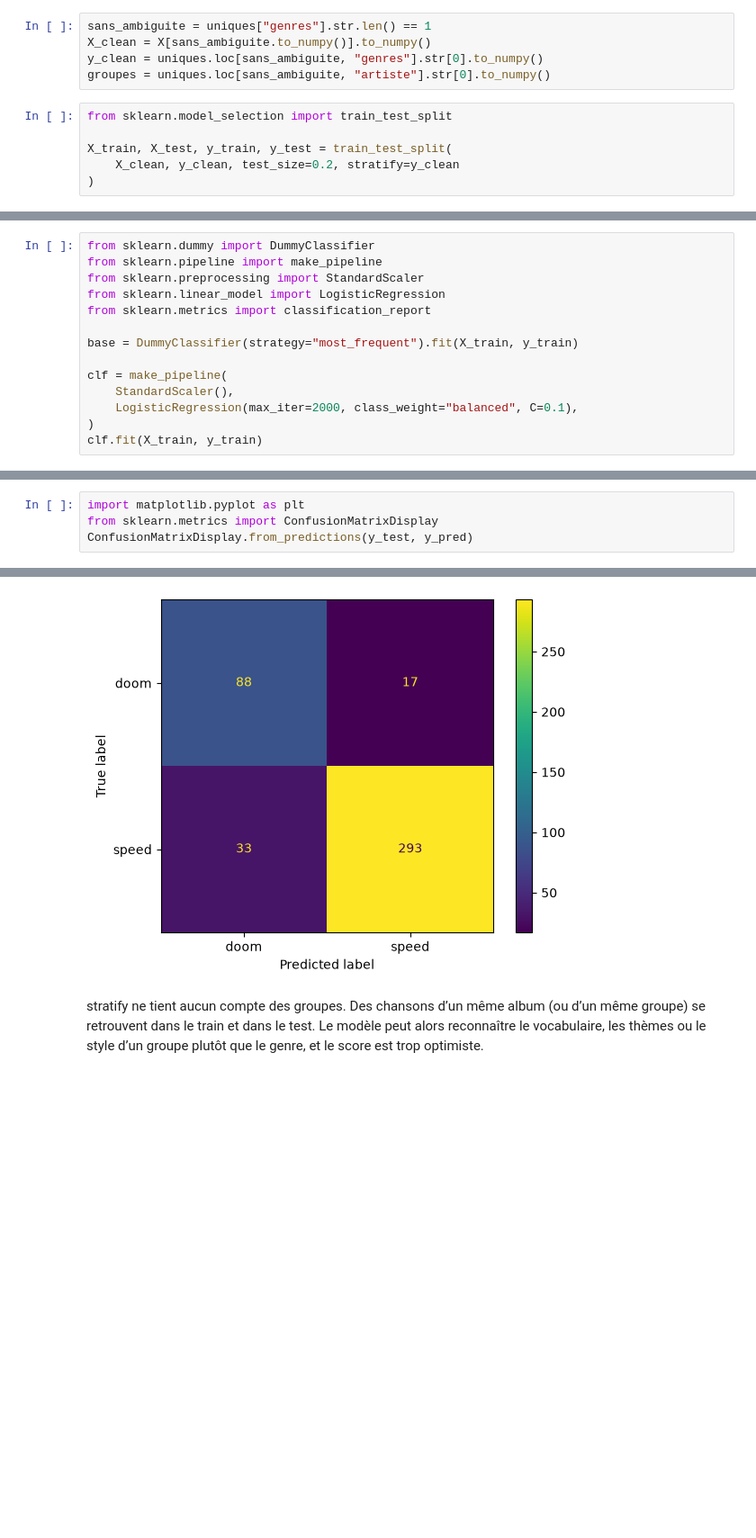
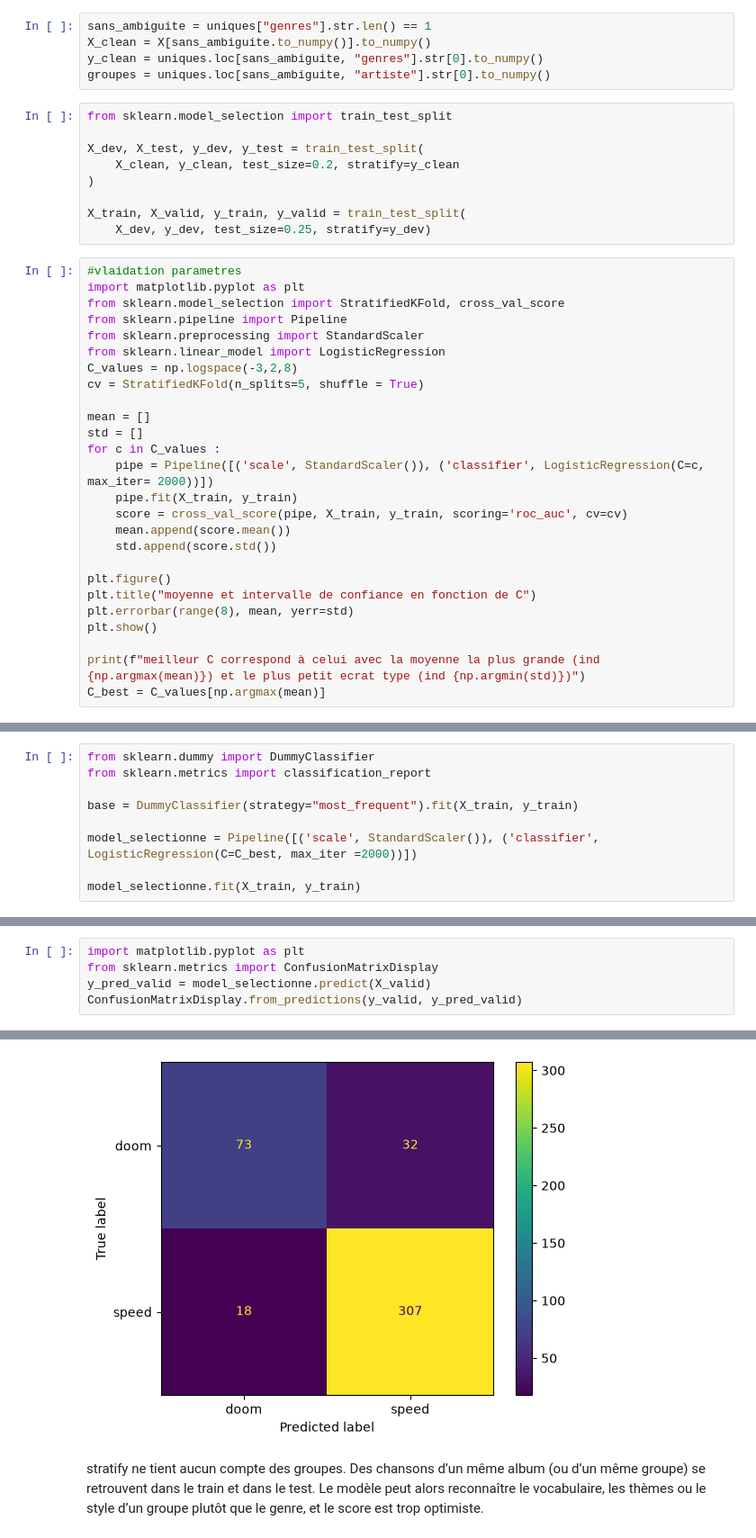
Before and after one commit to Ilyass-42/metal-mining, a Jupyter notebook: DeepMetal.ipynb, the cells around one changed output, grey strips where cells are left out. Shown at 90% size. Cells and saved outputs as stored; diff of their text form; blank space fills up the shorter version.

Commit message:
ajout validation dans classification

```diff
--- a/DeepMetal.ipynb
+++ b/DeepMetal.ipynb
@@ -124,6 +125,35 @@ groupes = uniques.loc[sans_ambiguite, "artiste"].str[0].to_numpy()
 # %%
 from sklearn.model_selection import train_test_split
 
-X_train, X_test, y_train, y_test = train_test_split(
+X_dev, X_test, y_dev, y_test = train_test_split(
     X_clean, y_clean, test_size=0.2, stratify=y_clean
 )
+
+X_train, X_valid, y_train, y_valid = train_test_split(
+    X_dev, y_dev, test_size=0.25, stratify=y_dev)
+# %%
+#vlaidation parametres
+import matplotlib.pyplot as plt
+from sklearn.model_selection import StratifiedKFold, cross_val_score
+from sklearn.pipeline import Pipeline
+from sklearn.preprocessing import StandardScaler
+from sklearn.linear_model import LogisticRegression
+C_values = np.logspace(-3,2,8)
+cv = StratifiedKFold(n_splits=5, shuffle = True)
+
+mean = []
+std = []
+for c in C_values :
+    pipe = Pipeline([('scale', StandardScaler()), ('classifier', LogisticRegression(C=c, max_iter= 2000))])
+    pipe.fit(X_train, y_train)
+    score = cross_val_score(pipe, X_train, y_train, scoring='roc_auc', cv=cv)
+    mean.append(score.mean())
+    std.append(score.std())
+
+plt.figure()
+plt.title("moyenne et intervalle de confiance en fonction de C")
+plt.errorbar(range(8), mean, yerr=std)
+plt.show()
+
+print(f"meilleur C correspond à celui avec la moyenne la plus grande (ind {np.argmax(mean)}) et le plus petit ecrat type (ind {np.argmin(std)})")
+C_best = C_values[np.argmax(mean)]
@@ -130,15 +163,10 @@ X_train, X_test, y_train, y_test = train_test_split(
 # %%
 from sklearn.dummy import DummyClassifier
-from sklearn.pipeline import make_pipeline
-from sklearn.preprocessing import StandardScaler
-from sklearn.linear_model import LogisticRegression
 from sklearn.metrics import classification_report
 
 base = DummyClassifier(strategy="most_frequent").fit(X_train, y_train)
 
-clf = make_pipeline(
-    StandardScaler(),
-    LogisticRegression(max_iter=2000, class_weight="balanced", C=0.1),
-)
-clf.fit(X_train, y_train)
+model_selectionne = Pipeline([('scale', StandardScaler()), ('classifier', LogisticRegression(C=C_best, max_iter =2000))])
+
+model_selectionne.fit(X_train, y_train)
 # %% [output]
@@ -166,9 +194,10 @@ régression logistique     acc=0.884  bal_acc=0.868  f1_macro=0.850
 # %%
 import matplotlib.pyplot as plt
 from sklearn.metrics import ConfusionMatrixDisplay
-ConfusionMatrixDisplay.from_predictions(y_test, y_pred)
+y_pred_valid = model_selectionne.predict(X_valid)
+ConfusionMatrixDisplay.from_predictions(y_valid, y_pred_valid)
 # %% [output]
 <sklearn.metrics._plot.confusion_matrix.ConfusionMatrixDisplay at 0x...>
-[figure, old version]
+[figure, new version]
 # %% [markdown]
 stratify ne tient aucun compte des groupes. Des chansons d’un même album (ou d’un même groupe) se retrouvent dans le train et dans le test. Le modèle peut alors reconnaître le vocabulaire, les thèmes ou le style d’un groupe plutôt que le genre, et le score est trop optimiste.
```
Also changed, not shown: parts of 13 cells of this notebook.
